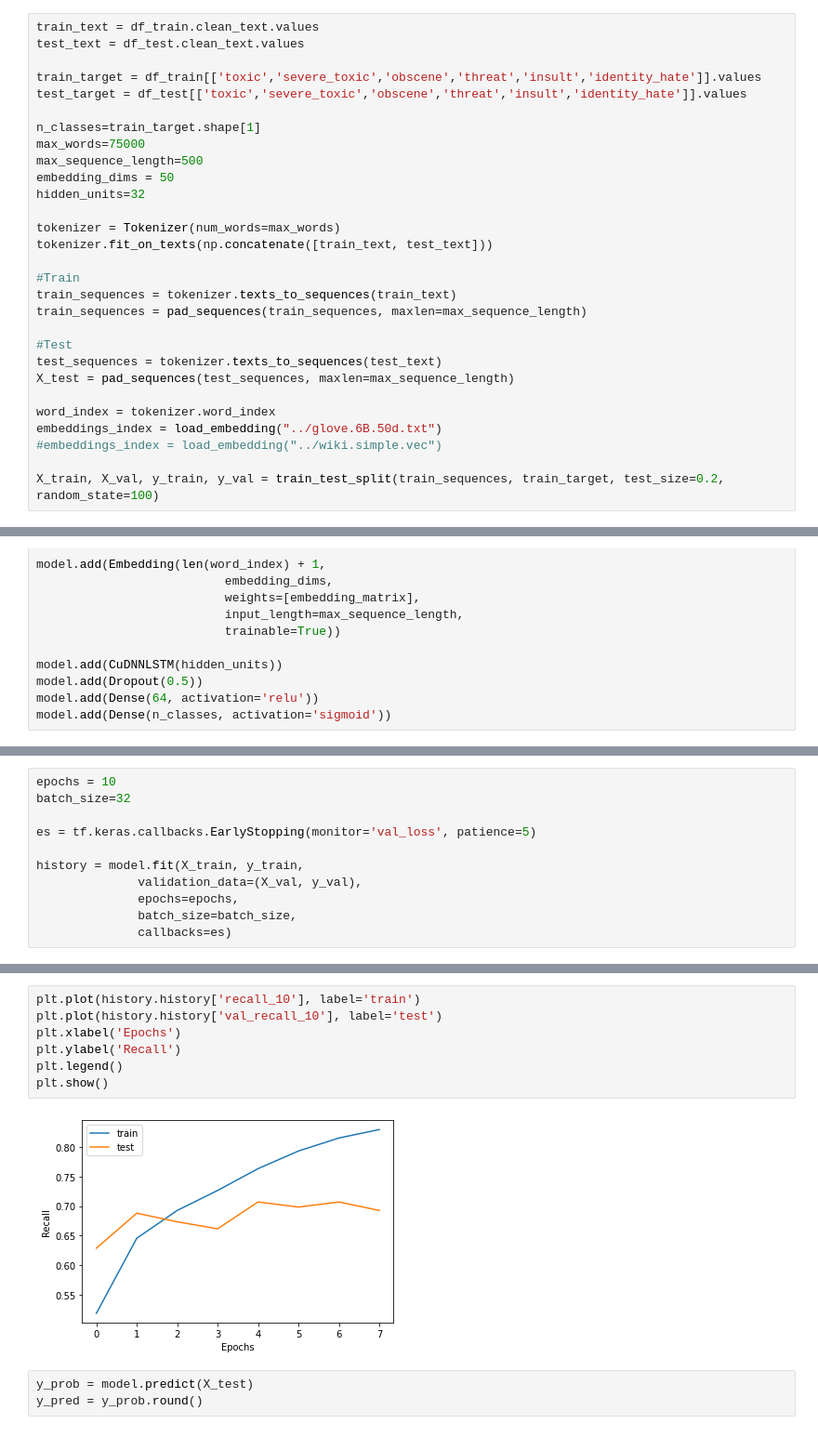
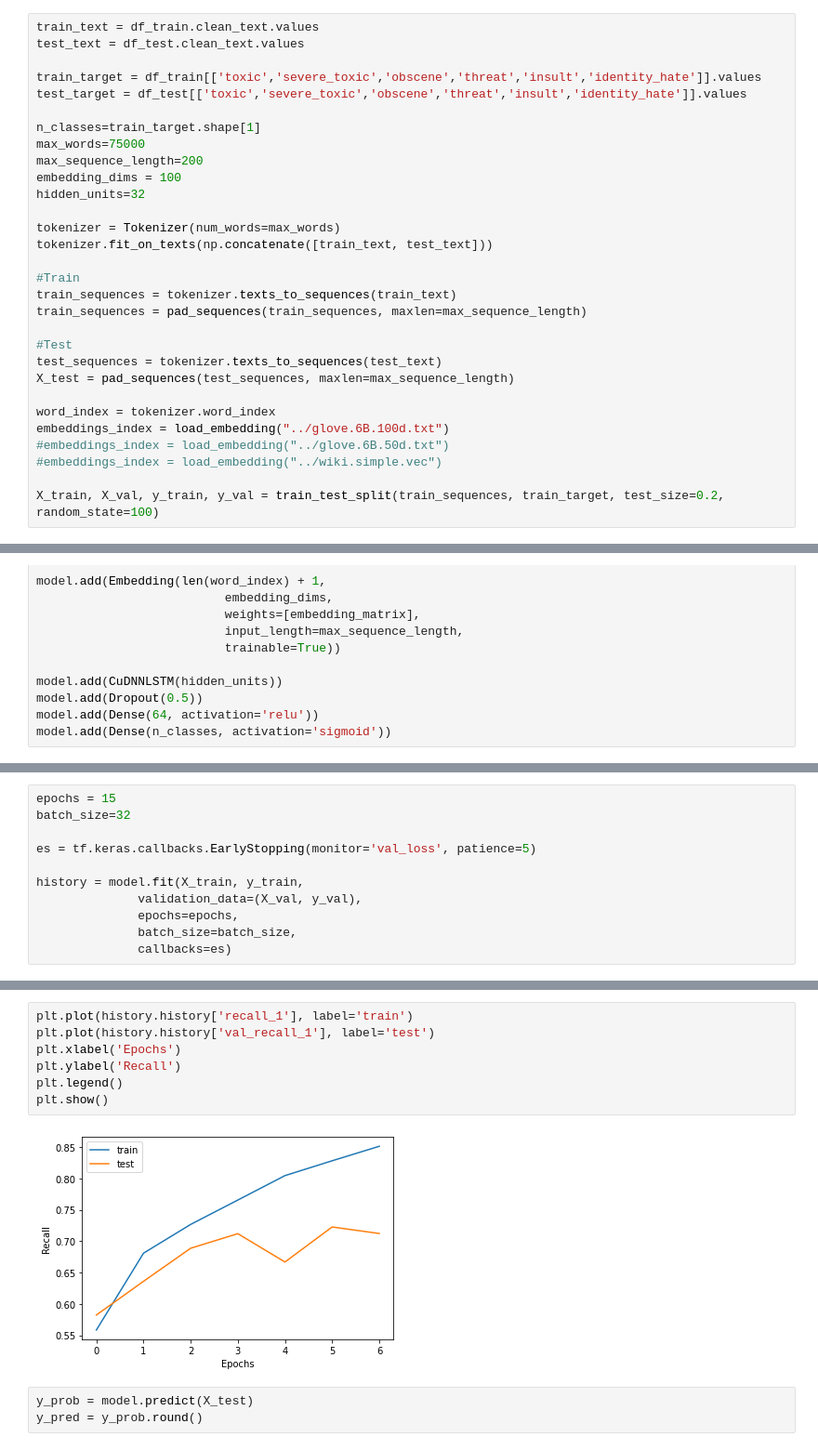
Before and after one commit to francescogemignani/Toxic-Comments-Classification-Challenge, a Jupyter notebook: multilabel-toxicity-classifiers/LSTM.ipynb, the cells around one changed output, grey strips where cells are left out. Shown at 93% size. Drawn from its saved outputs; the diff is of its cells as text.

```diff
--- a/multilabel-toxicity-classifiers/LSTM.ipynb
+++ b/multilabel-toxicity-classifiers/LSTM.ipynb
@@ -70,8 +70,8 @@ test_target = df_test[['toxic','severe_toxic','obscene','threat','insult','ident
 
 n_classes=train_target.shape[1]
 max_words=75000
-max_sequence_length=500
-embedding_dims = 50
+max_sequence_length=200
+embedding_dims = 100
 hidden_units=32
 
 tokenizer = Tokenizer(num_words=max_words)
@@ -86,7 +86,8 @@ test_sequences = tokenizer.texts_to_sequences(test_text)
 X_test = pad_sequences(test_sequences, maxlen=max_sequence_length)
 
 word_index = tokenizer.word_index
-embeddings_index = load_embedding("../glove.6B.50d.txt")
+embeddings_index = load_embedding("../glove.6B.100d.txt")
+#embeddings_index = load_embedding("../glove.6B.50d.txt")
 #embeddings_index = load_embedding("../wiki.simple.vec")
 
 X_train, X_val, y_train, y_val = train_test_split(train_sequences, train_target, test_size=0.2, random_state=100)
@@ -142,5 +143,5 @@ tf.keras.utils.plot_model(model, show_shapes=True, show_dtype=True)
 # %%
-epochs = 10
+epochs = 15
 batch_size=32
 
 es = tf.keras.callbacks.EarlyStopping(monitor='val_loss', patience=5)
@@ -217,12 +216,12 @@ plt.show()
 # %%
-plt.plot(history.history['recall_10'], label='train')
-plt.plot(history.history['val_recall_10'], label='test')
+plt.plot(history.history['recall_1'], label='train')
+plt.plot(history.history['val_recall_1'], label='test')
 plt.xlabel('Epochs')
 plt.ylabel('Recall')
 plt.legend()
 plt.show()
 # %% [output]
-[figure, old version]
+[figure, new version]
 # %%
 y_prob = model.predict(X_test)
 y_pred = y_prob.round()
```
Also changed, not shown: parts of 11 cells of this notebook, 3 other files.
